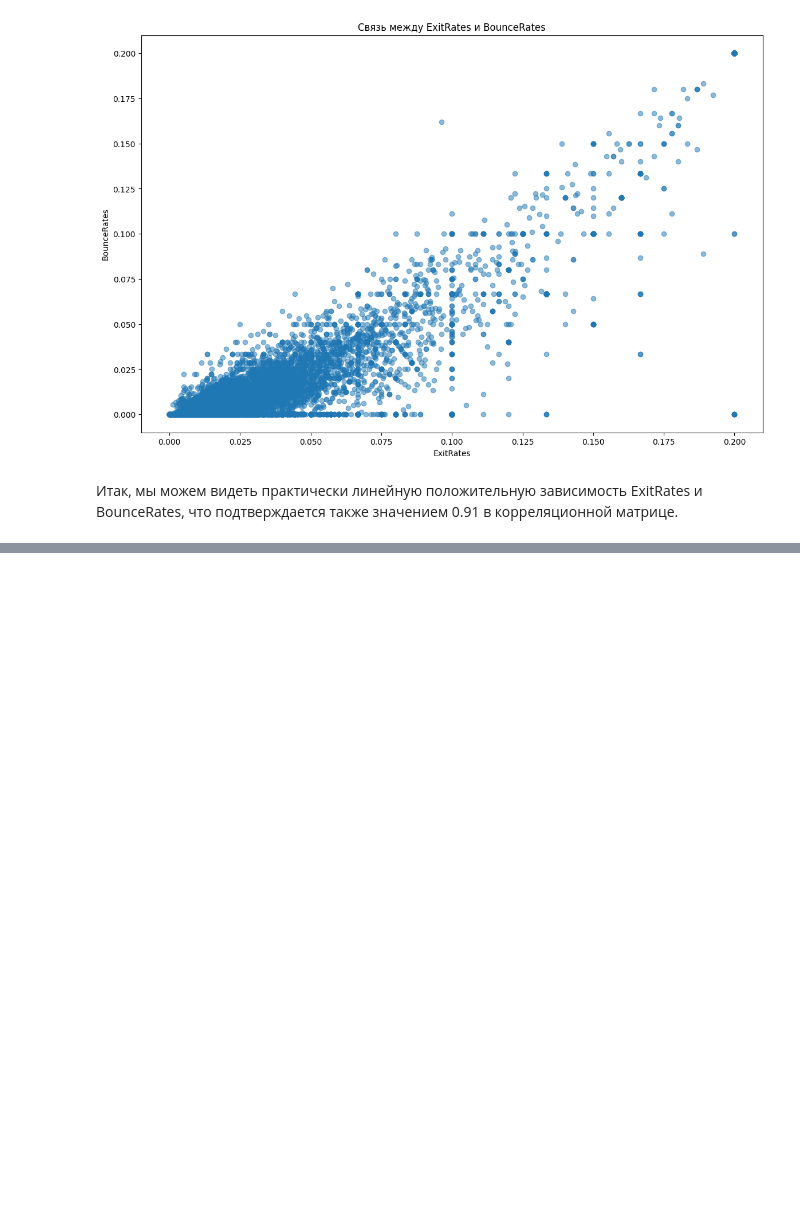
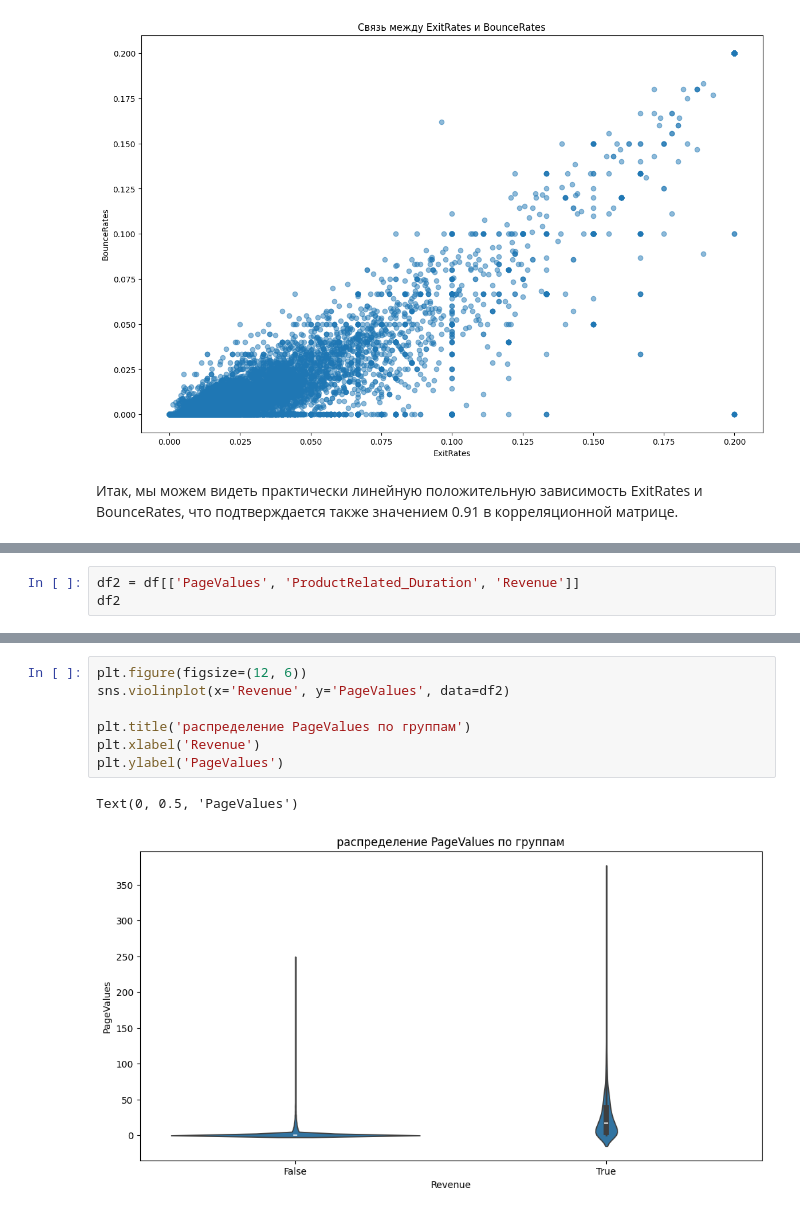
Before and after one commit to ekstlv/GP4_Statistics, a Jupyter notebook: EDA_Session.ipynb, the cells around one changed output, grey strips where cells are left out. Saved outputs shown, nothing was run; the diff lists cells and outputs as text; blank space fills up the shorter version.

Commit message:
добавлен анализ и гипотезы PageValues и ProductRelated_Duration

```diff
--- a/EDA_Session.ipynb
+++ b/EDA_Session.ipynb
@@ -163,0 +183,3 @@ plt.show()
+# %%
+df2 = df[['PageValues', 'ProductRelated_Duration', 'Revenue']]
+df2
@@ -163,0 +231,10 @@ plt.show()
+# %%
+plt.figure(figsize=(12, 6))
+sns.violinplot(x='Revenue', y='PageValues', data=df2)
+
+plt.title('распределение PageValues по группам')
+plt.xlabel('Revenue')
+plt.ylabel('PageValues')
+# %% [output]
+Text(0, 0.5, 'PageValues')
+[figure, added]
```
Also changed, not shown: parts of 30 cells of this notebook.
